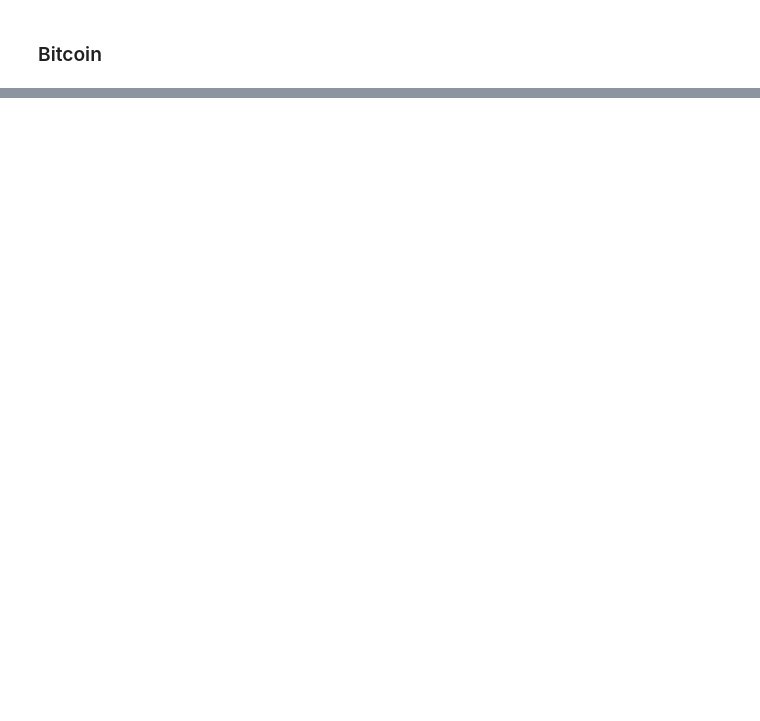
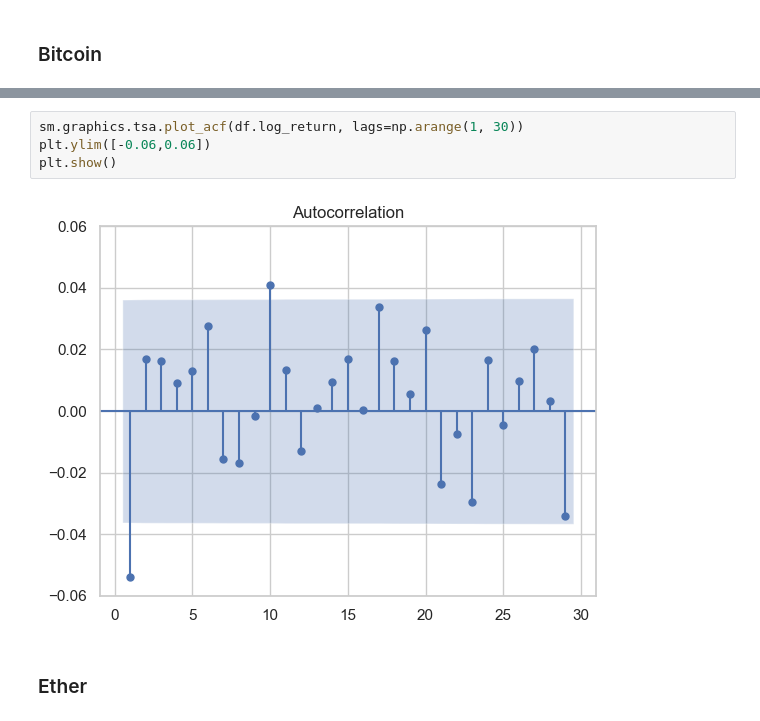
Before and after one commit to CS-433/ml-project-2-bogota, a Jupyter notebook: notebooks/data_analysis.ipynb, the cells around one changed output, grey strips where cells are left out. Saved outputs shown, nothing was run; the diff lists cells and outputs as text; blank space fills up the shorter version.

```diff
--- a/notebooks/data_analysis.ipynb
+++ b/notebooks/data_analysis.ipynb
@@ -15,0 +38,8 @@ colors = sns.color_palette("colorblind", 16)
+# %%
+sm.graphics.tsa.plot_acf(df.log_return, lags=np.arange(1, 30))
+plt.ylim([-0.06,0.06])
+plt.show()
+# %% [output]
+[figure, added]
+# %% [markdown]
+### Ether
```
Also changed, not shown: parts of 37 cells of this notebook.
